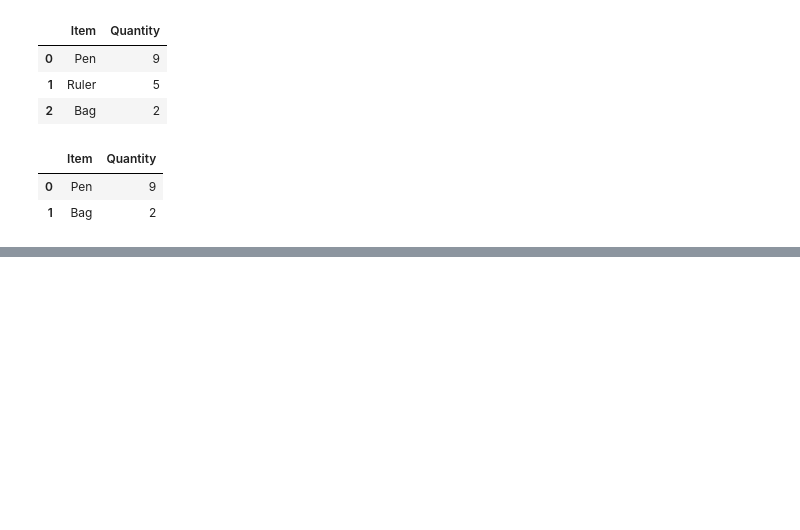
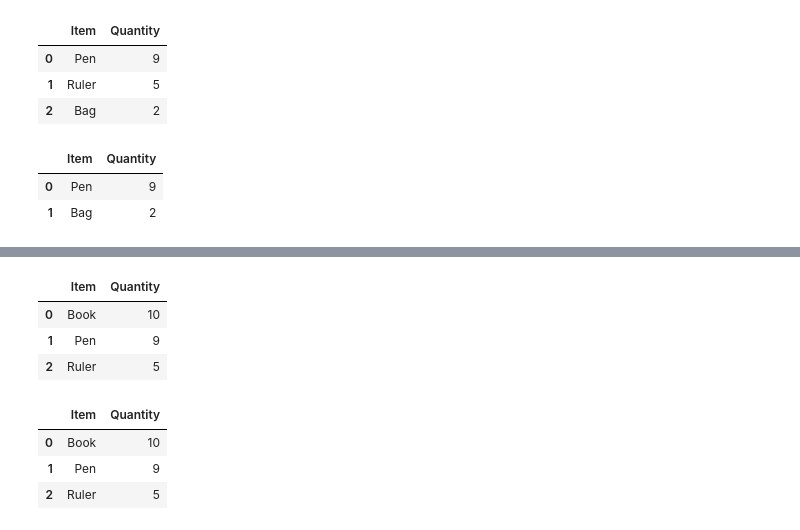
Before and after one commit to Egimba/pandas-flashcards, a Jupyter notebook: CSV/CSV.ipynb, the cells around one changed output, grey strips where cells are left out. Saved outputs shown, nothing was run; the diff lists cells and outputs as text; code cells hidden in the pictures; blank space fills up the shorter version.

Commit message:
Added engine, skipfooter and nrows

```diff
--- a/CSV/CSV.ipynb
+++ b/CSV/CSV.ipynb
@@ -349,0 +376,16 @@ df
+# %%
+df = pd.read_csv('data/pf.csv', skipfooter = 1)
+df
+# %% [output]
+|  | Item | Quantity |
+| 0 | Book | 10 |
+| 1 | Pen | 9 |
+| 2 | Ruler | 5 |
+# %%
+df = pd.read_csv('data/pf.csv', skipfooter = 1, engine = 'python')
+df
+# %% [output]
+|  | Item | Quantity |
+| 0 | Book | 10 |
+| 1 | Pen | 9 |
+| 2 | Ruler | 5 |
```
Also changed, not shown: parts of 8 cells of this notebook.
